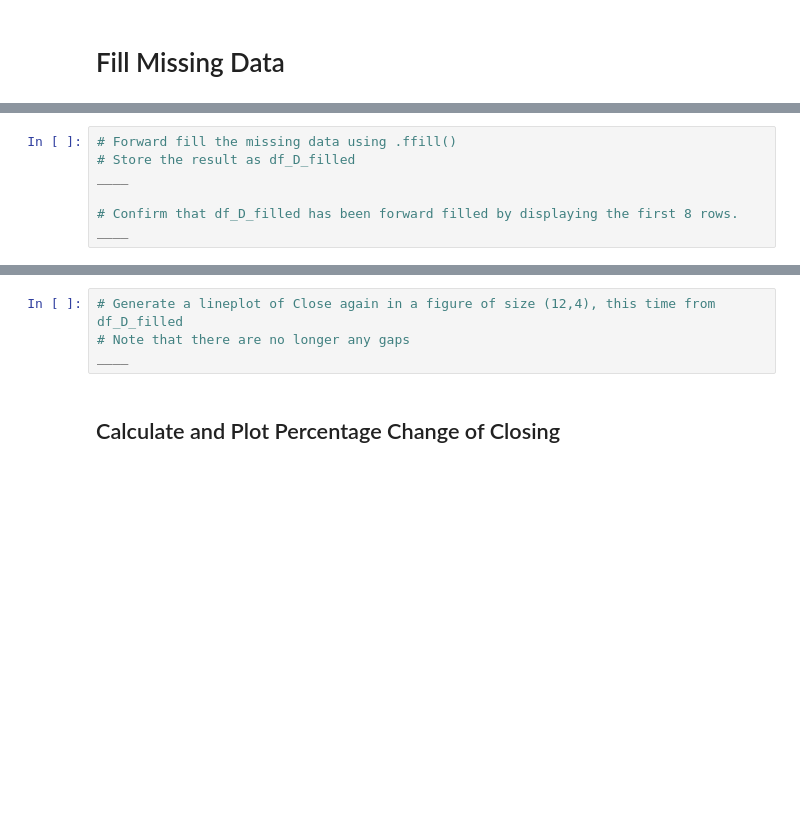
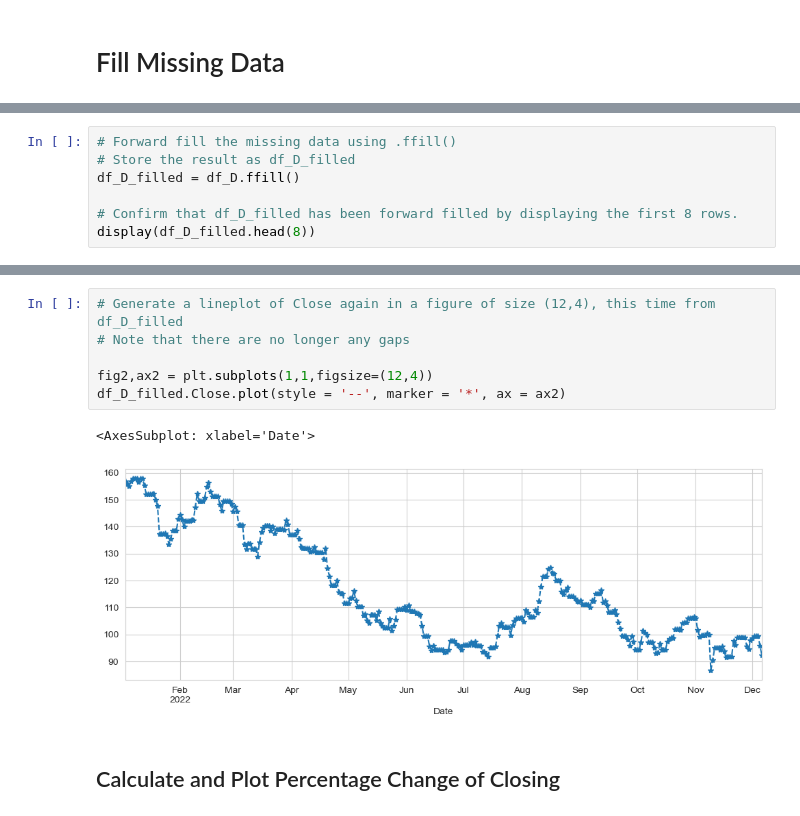
Before and after one commit to iiiirene-529/eods-f22, a Jupyter notebook: weekly_quiz/Week_12_Quiz-UNI.ipynb, the cells around one changed output, grey strips where cells are left out. Drawn from its saved outputs; the diff is of its cells as text; blank space fills up the shorter version.

```diff
--- a/weekly_quiz/Week_12_Quiz-UNI.ipynb
+++ b/weekly_quiz/Week_12_Quiz-UNI.ipynb
@@ -92,7 +127,7 @@ ____
 # %%
 # Forward fill the missing data using .ffill()
 # Store the result as df_D_filled
-____
+df_D_filled = df_D.ffill()
 
 # Confirm that df_D_filled has been forward filled by displaying the first 8 rows.
-____
+display(df_D_filled.head(8))
@@ -99,7 +145,12 @@ ____
 # %%
 # Generate a lineplot of Close again in a figure of size (12,4), this time from df_D_filled
 # Note that there are no longer any gaps
-____
+
+fig2,ax2 = plt.subplots(1,1,figsize=(12,4))
+df_D_filled.Close.plot(style = '--', marker = '*', ax = ax2)
+# %% [output]
+<AxesSubplot: xlabel='Date'>
+[figure, added]
 # %% [markdown]
 ## Calculate and Plot Percentage Change of Closing
 # %%
```
Also changed, not shown: parts of 11 cells of this notebook.
